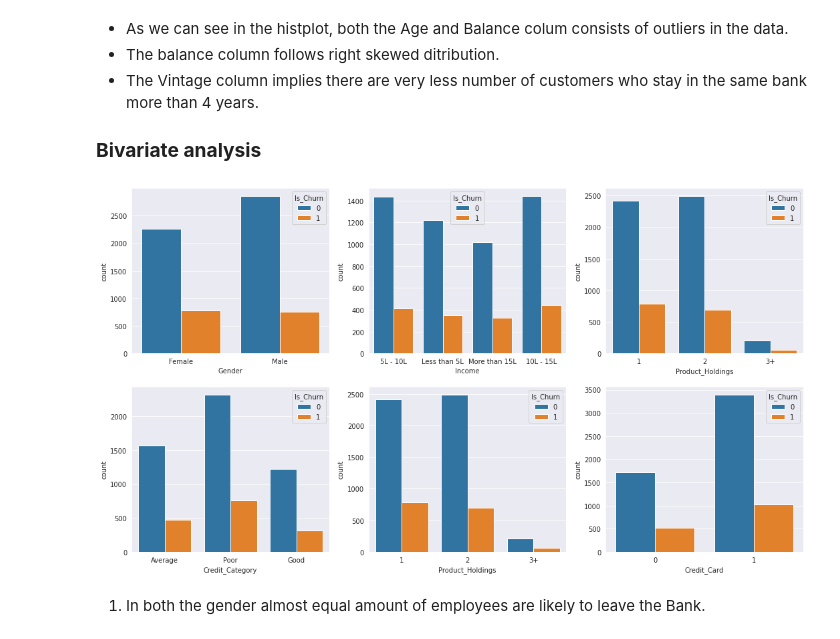
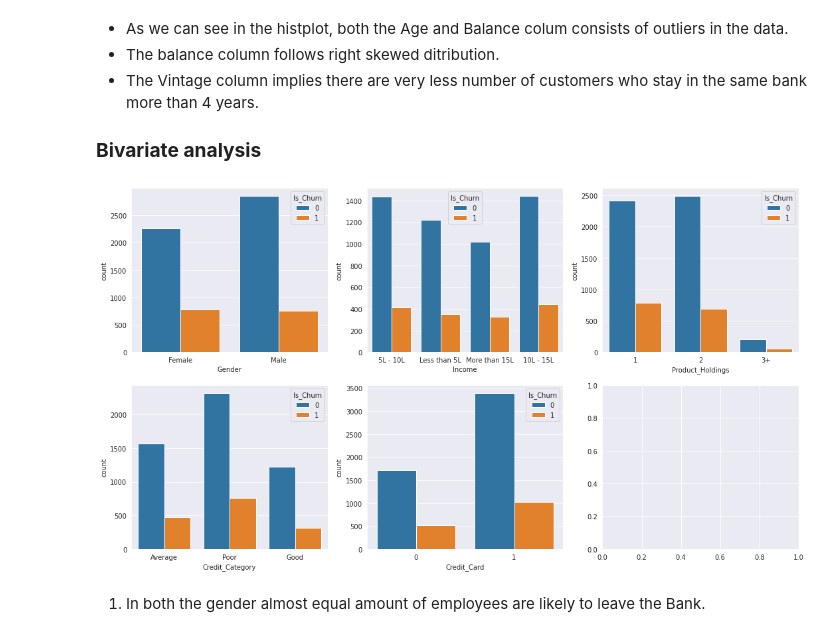
Before and after one commit to JozJozmin/Churn-Prediction-ML, a Jupyter notebook: Churn_Prediction_Improved_model.ipynb, the cells around one changed output. Cells and saved outputs as stored; diff of their text form; code cells hidden in the pictures.

```diff
--- a/Churn_Prediction_Improved_model.ipynb
+++ b/Churn_Prediction_Improved_model.ipynb
@@ -256,14 +256,13 @@ plt.show()
 # %%
 fig, axs = plt.subplots(nrows = 2 , ncols = 3,figsize=(18, 10))
 sns.countplot(x= 'Gender', hue = 'Is_Churn',data=train_df, ax = axs[0,0])
 sns.countplot(x= 'Income',hue = 'Is_Churn', data=train_df, ax = axs[0,1])
 sns.countplot(x= 'Product_Holdings',hue = 'Is_Churn', data=train_df, ax = axs[0,2])
 sns.countplot(x= 'Credit_Category',hue = 'Is_Churn', data=train_df, ax = axs[1,0])
-sns.countplot(x= 'Product_Holdings',hue = 'Is_Churn', data=train_df, ax = axs[1,1])
-sns.countplot(x= 'Credit_Card',hue = 'Is_Churn', data=train_df, ax = axs[1,2])
+sns.countplot(x= 'Credit_Card',hue = 'Is_Churn', data=train_df, ax = axs[1,1])
 plt.show()
 # %% [output]
-[figure, old version]
+[figure, new version]
 # %% [markdown]
 1. In both the gender almost equal amount of employees are likely to leave the Bank.
 # %%
```
Also changed, not shown: parts of 5 cells of this notebook.
